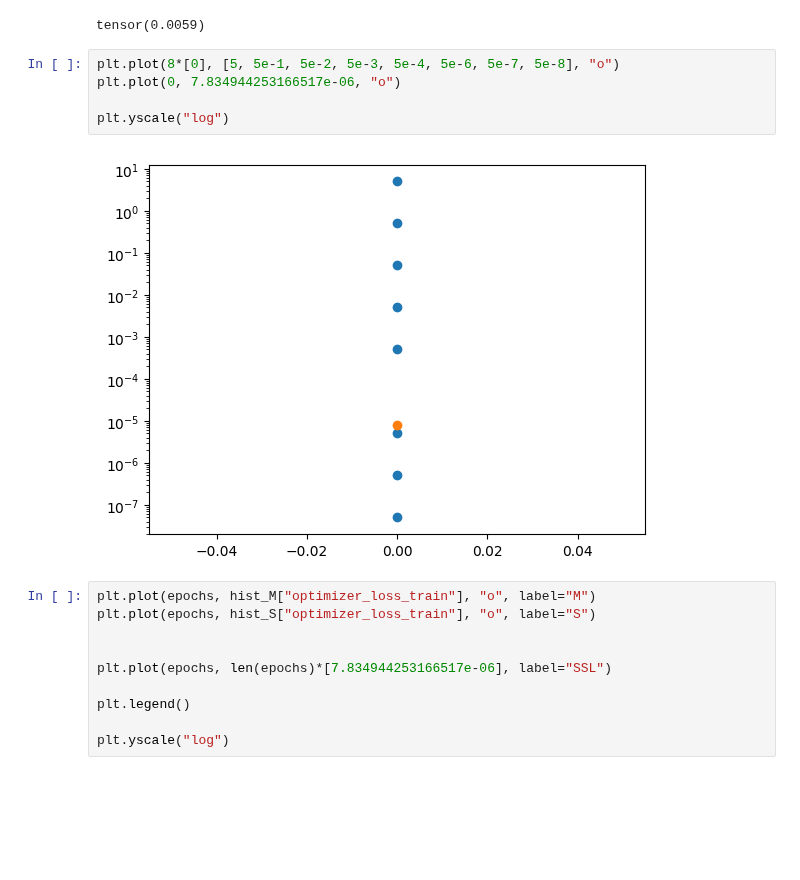
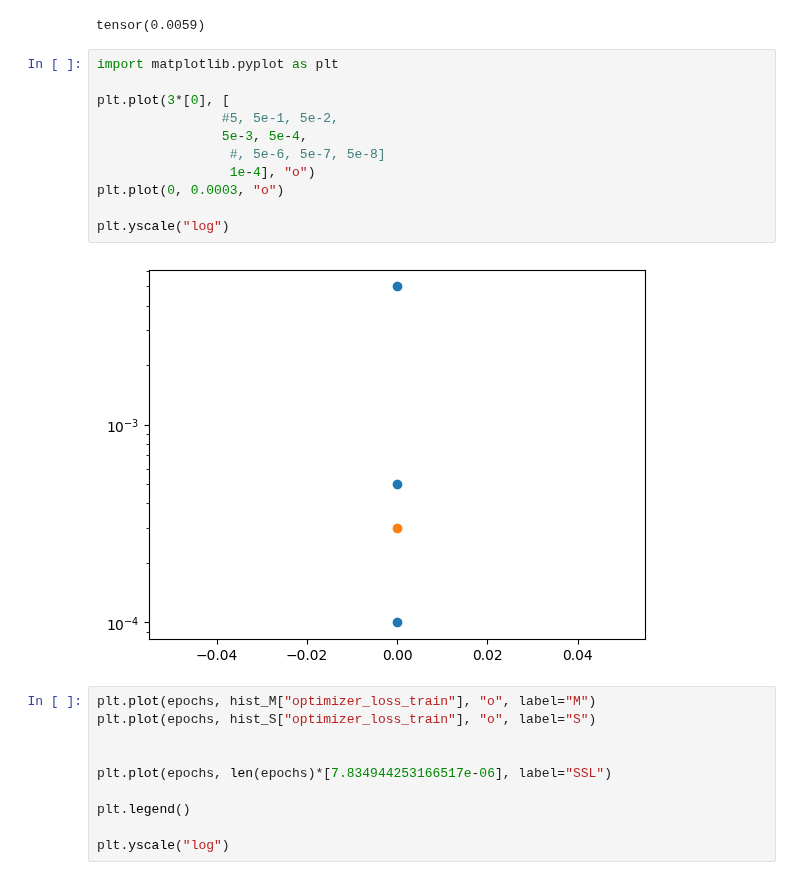
Before and after one commit to H-IAAC/WorldMachine, a Jupyter notebook: dev/LongTrain.ipynb, the cells around one changed output. Cells and saved outputs as stored; diff of their text form; blank space fills up the shorter version.

```diff
--- a/dev/LongTrain.ipynb
+++ b/dev/LongTrain.ipynb
@@ -221,12 +221,18 @@ total_loss
 # %% [output]
 tensor(0.0059)
 # %%
-plt.plot(8*[0], [5, 5e-1, 5e-2, 5e-3, 5e-4, 5e-6, 5e-7, 5e-8], "o")
-plt.plot(0, 7.834944253166517e-06, "o")
+import matplotlib.pyplot as plt
+
+plt.plot(3*[0], [
+                #5, 5e-1, 5e-2,
+                5e-3, 5e-4,
+                 #, 5e-6, 5e-7, 5e-8]
+                 1e-4], "o")
+plt.plot(0, 0.0003, "o")
 
 plt.yscale("log")
 # %% [output]
-[figure, old version]
+[figure, new version]
 # %%
 plt.plot(epochs, hist_M["optimizer_loss_train"], "o", label="M")
 plt.plot(epochs, hist_S["optimizer_loss_train"], "o", label="S")
```
Also changed, not shown: 15 other files.
